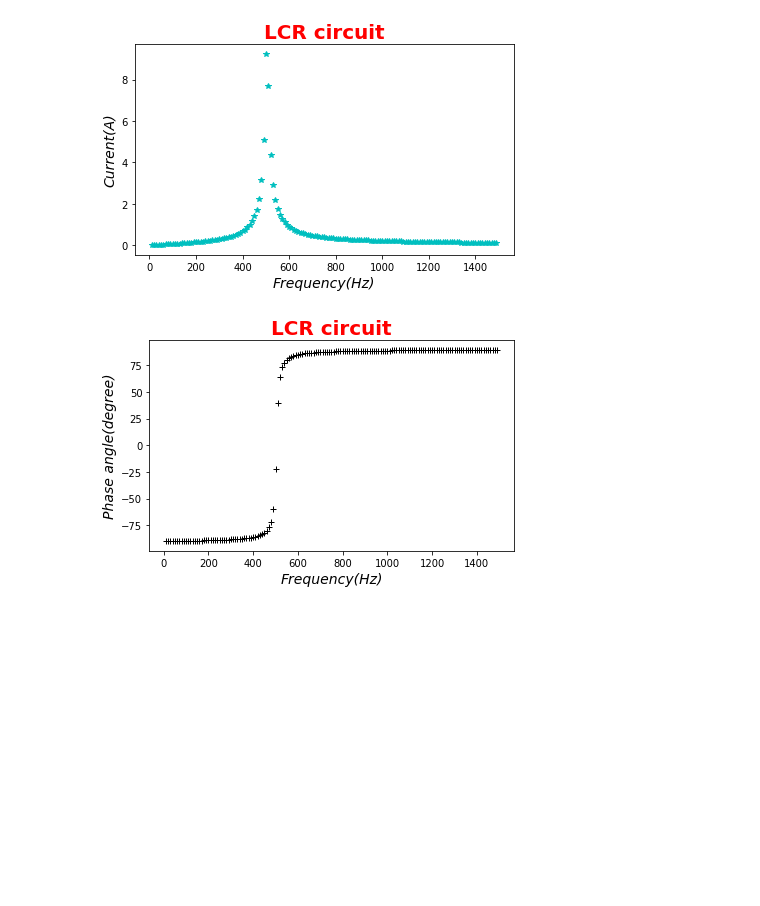
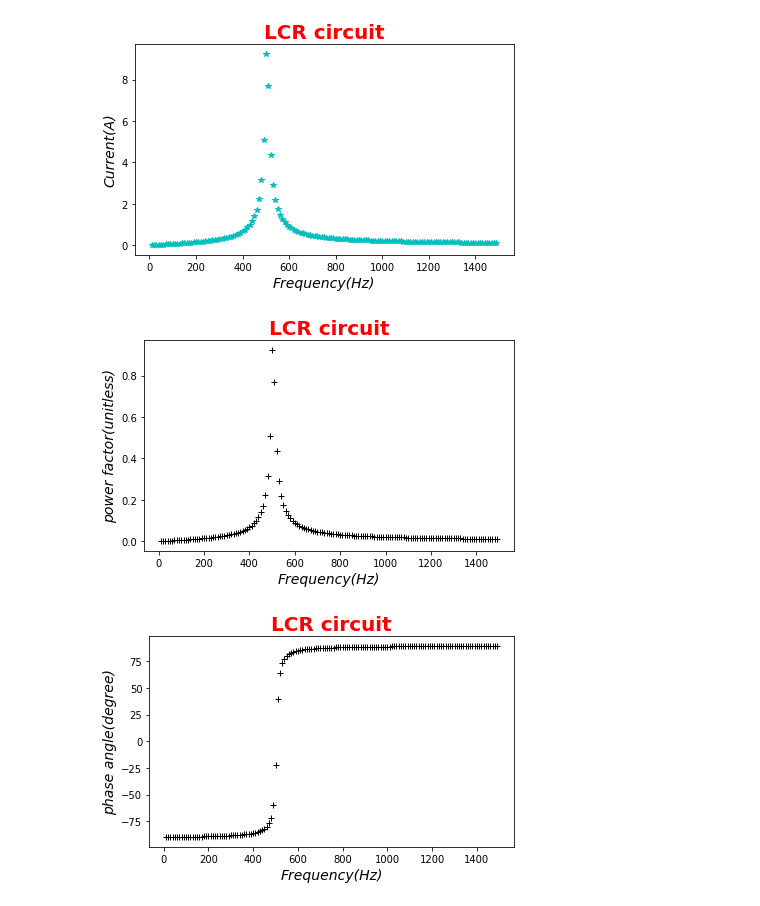
Before and after one commit to pmstha/NPS, a Jupyter notebook: lcr.ipynb, the cells around one changed output. Cells and saved outputs as stored; diff of their text form; code cells hidden in the pictures; blank space fills up the shorter version.

```diff
--- a/lcr.ipynb
+++ b/lcr.ipynb
@@ -143,6 +143,17 @@ plt.show()
 plt.close()
 # %% [output]
 [figure]
+# %%
+plt.plot(freq,np.cos(ph*np.pi/180),'k+')
+plt.xlabel(xlabel="Frequency(Hz)",fontsize=14,fontstyle='italic',color="black")
+plt.ylabel(ylabel="power factor(unitless)",fontsize=14,fontstyle='italic',color="black")
+plt.title(label="LCR circuit",fontsize=20,fontweight='bold',color="red")
+plt.tight_layout()
+plt.savefig("image\LCR7.pdf", dpi = 600)
+plt.show()
+plt.close()
+# %% [output]
+[figure, added]
 # %%
 plt.plot(freq,ph,'k+')
 plt.xlabel(xlabel="Frequency(Hz)",fontsize=14,fontstyle='italic',color="black")
```
Also changed, not shown: parts of 5 cells of this notebook.
